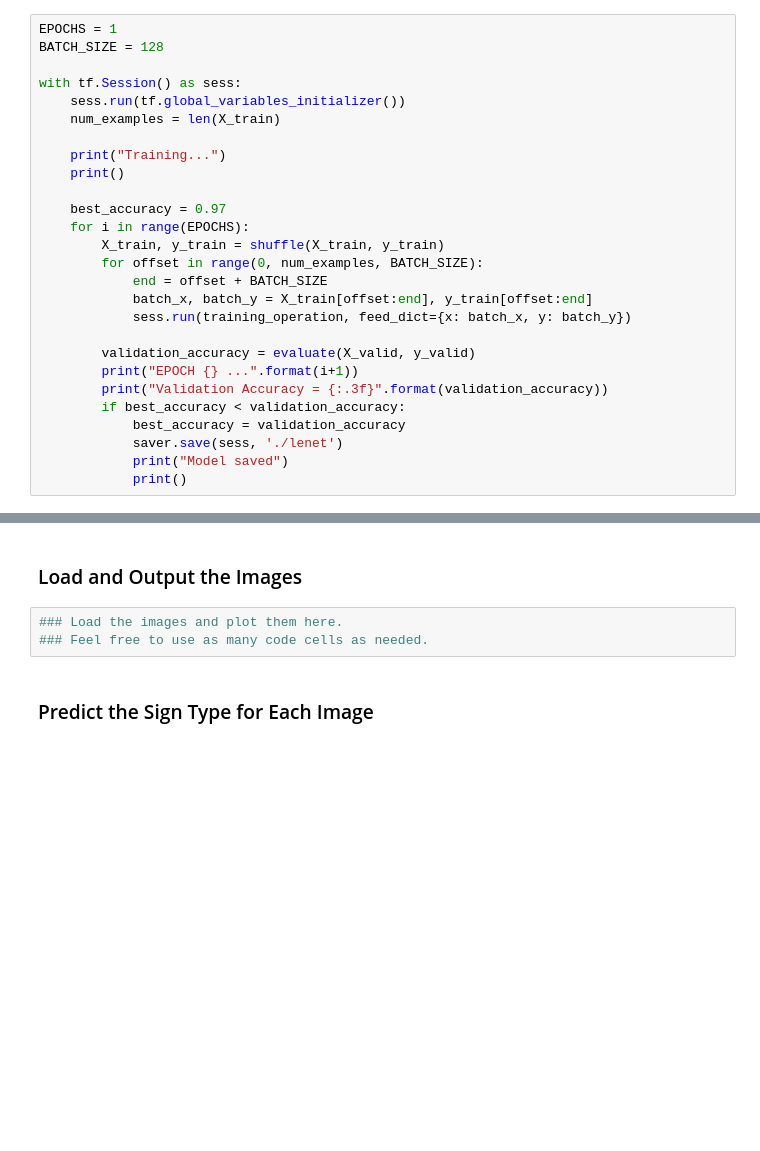
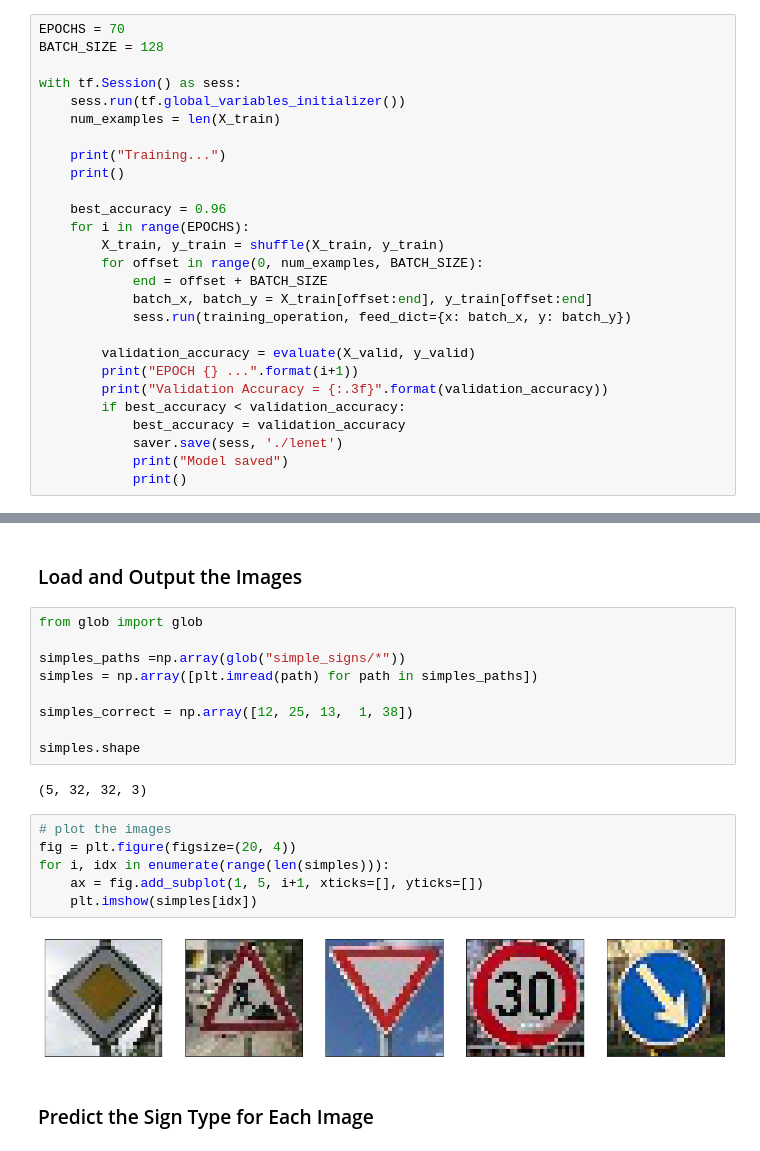
Before and after one commit to coder52/CarND-Traffic-Sign-Classifier-Project-P3, a Jupyter notebook: Traffic_Sign_Classifier.ipynb, the cells around one changed output, grey strips where cells are left out. Drawn from its saved outputs; the diff is of its cells as text; blank space fills up the shorter version.

```diff
--- a/Traffic_Sign_Classifier.ipynb
+++ b/Traffic_Sign_Classifier.ipynb
@@ -383,7 +415,7 @@ def evaluate(X_data, y_data):
         total_accuracy += (accuracy * len(batch_x))
     return total_accuracy / num_examples
 # %%
-EPOCHS = 1
+EPOCHS = 70
 BATCH_SIZE = 128
 
 with tf.Session() as sess:
@@ -393,7 +425,7 @@ with tf.Session() as sess:
     print("Training...")
     print()
 
-    best_accuracy = 0.97
+    best_accuracy = 0.96
     for i in range(EPOCHS):
         X_train, y_train = shuffle(X_train, y_train)
         for offset in range(0, num_examples, BATCH_SIZE):
@@ -433,9 +480,25 @@ To give yourself more insight into how your model is working, download at least
 You may find `signnames.csv` useful as it contains mappings from the class id (integer) to the actual sign name.
 # %% [markdown]
 ### Load and Output the Images
-# %%
-### Load the images and plot them here.
-### Feel free to use as many code cells as needed.
+# %%
+from glob import glob
+
+simples_paths =np.array(glob("simple_signs/*"))
+simples = np.array([plt.imread(path) for path in simples_paths])
+
+simples_correct = np.array([12, 25, 13,  1, 38])
+
+simples.shape
+# %% [output]
+(5, 32, 32, 3)
+# %%
+# plot the images
+fig = plt.figure(figsize=(20, 4))
+for i, idx in enumerate(range(len(simples))):
+    ax = fig.add_subplot(1, 5, i+1, xticks=[], yticks=[])
+    plt.imshow(simples[idx])
+# %% [output]
+[figure, added]
 # %% [markdown]
 ### Predict the Sign Type for Each Image
 # %%
```
Also changed, not shown: parts of 13 cells of this notebook, 5 other files.
